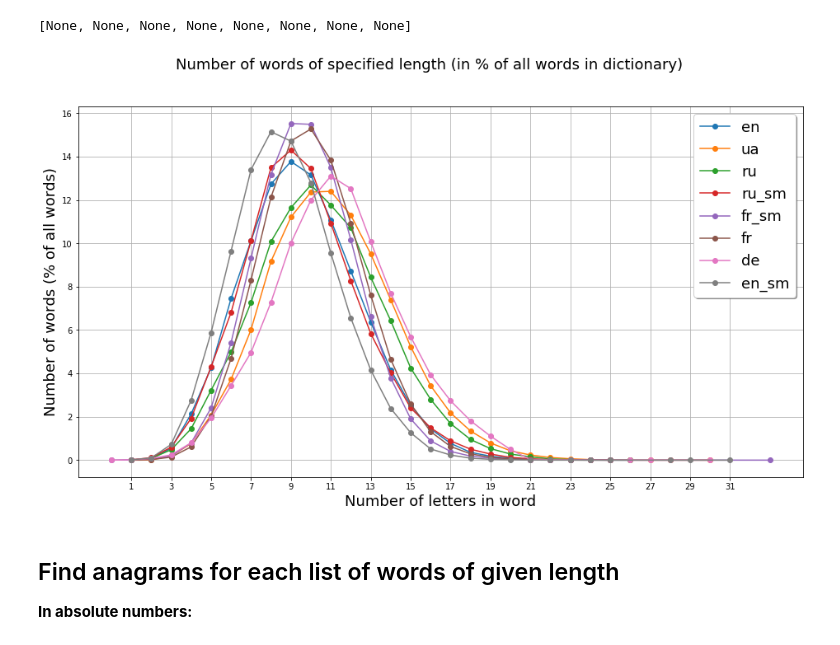
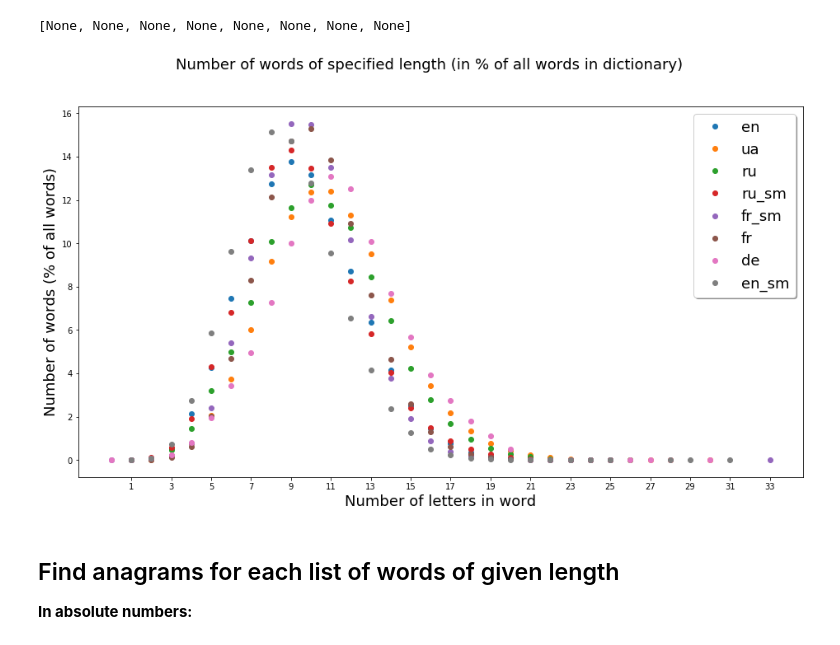
Before and after one commit to andr-nau/anagrams-languages-compare, a Jupyter notebook: anagrams.ipynb, the cells around one changed output. Saved outputs shown, nothing was run; the diff lists cells and outputs as text; code cells hidden in the pictures.

Commit message:
Fig improvement
Added part for cleaning of raw dicts. Fig1 - ticks removed.

```diff
--- a/anagrams.ipynb
+++ b/anagrams.ipynb
@@ -3,19 +3,21 @@ import collections
 import matplotlib.pyplot as plt
 import numpy as np
 # %%
-def word_plot (num, words_dict, label, xlabel, ylabel, fmt, scale):
+def word_plot (num, words_dict, label, xlabel, ylabel, fmt, scale, grid):
     fig = plt.figure(num)
-    figsize = (40/2.54,21/2.54)
+    h = 21
+    w = 40
+    figsize = (w/2.54,h/2.54) # convert to inches
     dataX = [key for key,value in sorted(words_dict.items())]
     dataY = [value for key,value in sorted(words_dict.items())]
-    plt.xticks(np.arange(min(words_dict.keys()), max(words_dict.keys())+1, 2.))
+    plt.xticks(np.arange(min(words_dict.keys()), max(words_dict.keys())+4, 2.))
     plt.plot(dataX,dataY, fmt, label=label)
     plt.yscale(scale)
     #plt.axis([0,35,0.5,50000])
     plt.xlabel(xlabel, fontsize=18)
     plt.ylabel(ylabel, fontsize=18)
     plt.legend(fontsize=18, shadow=True)
-    plt.grid(True)
+    plt.grid(grid)
     fig.set_size_inches(figsize)
 # %%
 def clean(input_list):
@@ -119,14 +135,14 @@ def anagrams_percent_all(input_list, lang):
 # %% [markdown]
 ## Step-by-step processing of words lists for different languages
 # %%
-files = {'en': 'c:/Users/Андрей/Desktop/Anagrams in different languages project/Word lists/words',
-             'ua': 'c:/Users/Андрей/Desktop/Anagrams in different languages project/Word lists/ua.txt',
-             'ru': 'c:/Users/Андрей/Desktop/Anagrams in different languages project/Word lists/ru.txt',
-             'ru_sm': 'c:/Users/Андрей/Desktop/Anagrams in different languages project/Word lists/ru1.txt',
-             'fr_sm': 'c:/Users/Андрей/Desktop/Anagrams in different languages project/Word lists/fr1.txt',
-             'fr': 'c:/Users/Андрей/Desktop/Anagrams in different languages project/Word lists/fr.txt',
-             'de': 'c:/Users/Андрей/Desktop/Anagrams in different languages project/Word lists/de.txt',
-             'en_sm': 'c:/Users/Андрей/Desktop/Anagrams in different languages project/Word lists/english3.txt'}
+files = {'en': 'Word lists/words',
+             'ua': 'Word lists/ua.txt',
+             'ru': 'Word lists/ru.txt',
+             'ru_sm': 'Word lists/ru1.txt',
+             'fr_sm': 'Word lists/fr1.txt',
+             'fr': 'Word lists/fr.txt',
+             'de': 'Word lists/de.txt',
+             'en_sm': 'Word lists/english3.txt'}
 # %% [markdown]
 __Convert into lowercase, remove doubles, find length of words lists__
 # %%
@@ -188,12 +204,12 @@ for lang in list_length.keys():
     words_percent_dict[lang] = words_percent_bylen(words_bylen_dict[lang], lang)
 # %%
 [word_plot(1, words_percent_dict[key], key, 'Number of letters in word','Number of words (% of all words)',
-           'o-','linear') for key in words_percent_dict.keys()]
+           'o','linear',False) for key in words_percent_dict.keys()]
 plt.suptitle('Number of words of specified length (in % of all words in dictionary)', fontsize=18)
 plt.savefig('words_percent.png', dpi=72)
 #plt.show()
 # %% [output]
-[figure, old version]
+[figure, new version]
 # %% [markdown]
 ## Find anagrams for each list of words of given length
 
```
Also changed, not shown: parts of 2 cells of this notebook, 1 other file.
